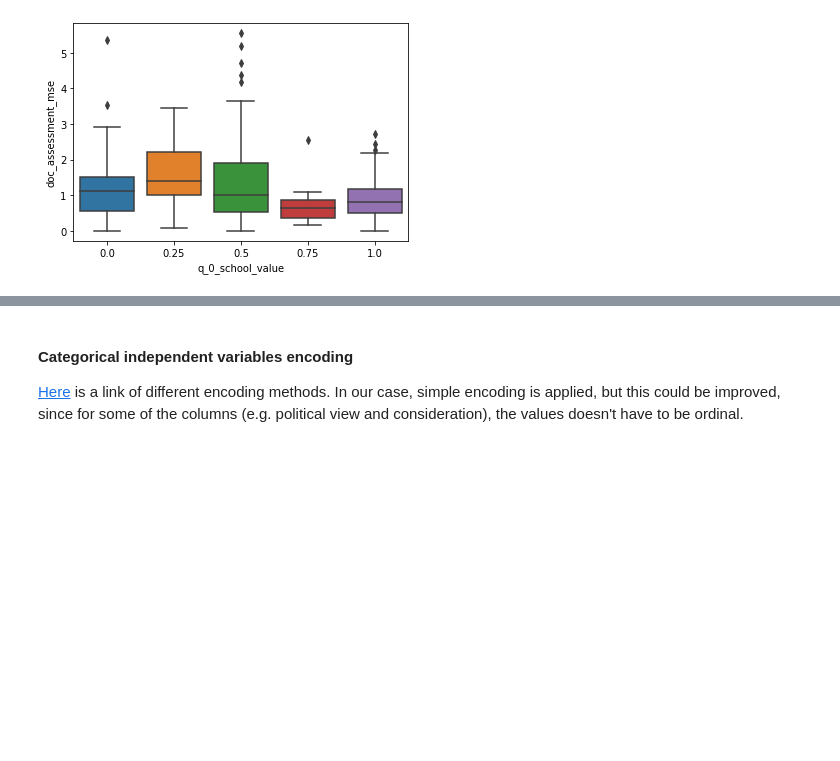
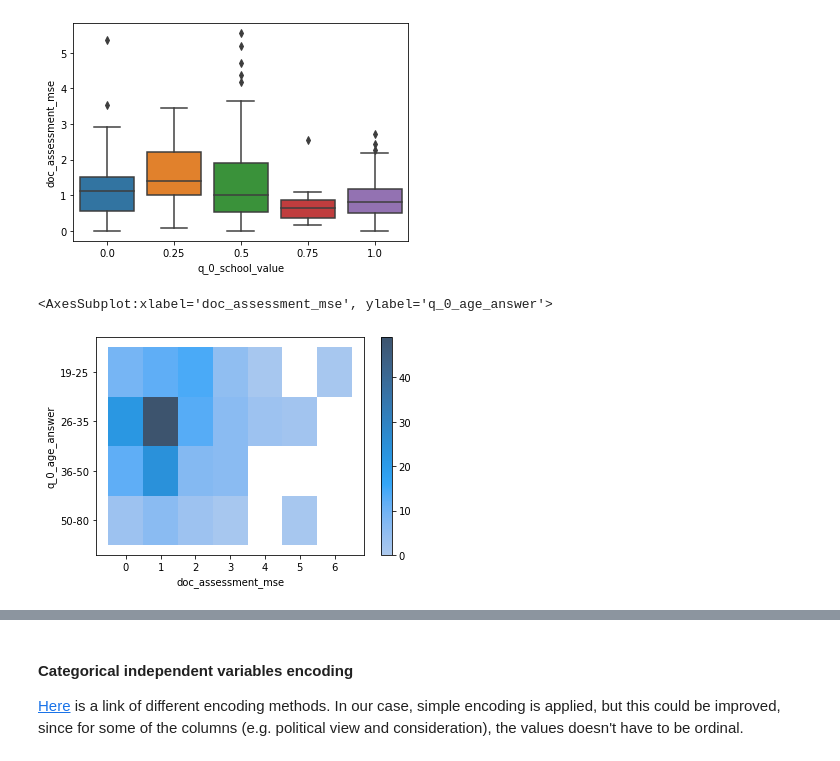
Before and after one commit to EyeofBeholder-NLeSC/play-around-sample-set, a Jupyter notebook: notebooks/IPM_worker_reliability.ipynb, the cells around one changed output, grey strips where cells are left out. Saved outputs shown, nothing was run; the diff lists cells and outputs as text; code cells hidden in the pictures; blank space fills up the shorter version.

Commit message:
plots: worker reliability statistics

```diff
--- a/notebooks/IPM_worker_reliability.ipynb
+++ b/notebooks/IPM_worker_reliability.ipynb
@@ -50,13 +51,23 @@ worker_data = df[[
     "q_0_consideration_value",
     "q_0_southern_border_value",
     "q_0_environment_value",
+    "q_0_age_answer",
+    "q_0_school_answer",
+    "q_0_taxes_answer",
+    "q_0_political_views_answer",
+    "q_0_consideration_answer",
+    "q_0_southern_border_answer",
+    "q_0_environment_answer",
     "q_1_farmers_score",
     "q_2_marks_score",
     "q_3_athletics_score",
 ]]
+
 worker_data = worker_data.drop_duplicates()
 worker_data["doc_assessment_mse"] = 0.0
 worker_data = worker_data.set_index("unit_id")
-worker_data = (worker_data - worker_data.min()) / (worker_data.max() - worker_data.min())
-worker_data.shape
+worker_data_num = worker_data.select_dtypes(include=np.number)
+worker_data_num = (worker_data_num - worker_data_num.min()) / (worker_data_num.max() - worker_data_num.min())
+worker_data[worker_data_num.columns] = worker_data_num
+worker_data.sample(5)
 # %% [output]
@@ -112,3 +129,9 @@ sns.boxplot(x="q_0_school_value", y="doc_assessment_mse", data=worker_data)
 # %% [output]
 <AxesSubplot:xlabel='q_0_school_value', ylabel='doc_assessment_mse'>
 [figure]
+# %%
+# doesn't really make sense, since instances are not distributed evenly
+sns.histplot(y="q_0_age_answer", x="doc_assessment_mse", data=worker_data.sort_values(by="q_0_age_value").astype("category"), cbar=True)
+# %% [output]
+<AxesSubplot:xlabel='doc_assessment_mse', ylabel='q_0_age_answer'>
+[figure, added]
```
Also changed, not shown: parts of 12 cells of this notebook.
